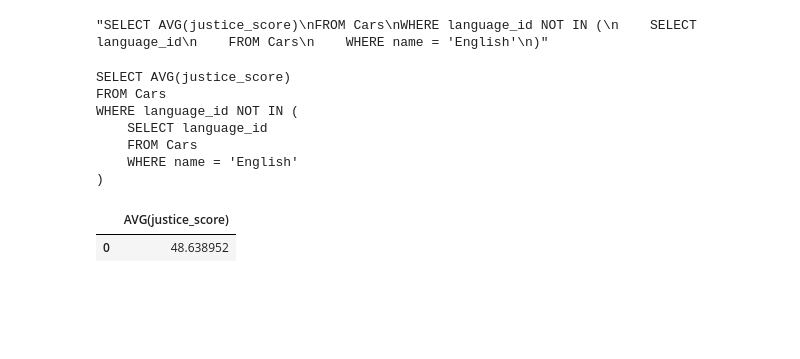
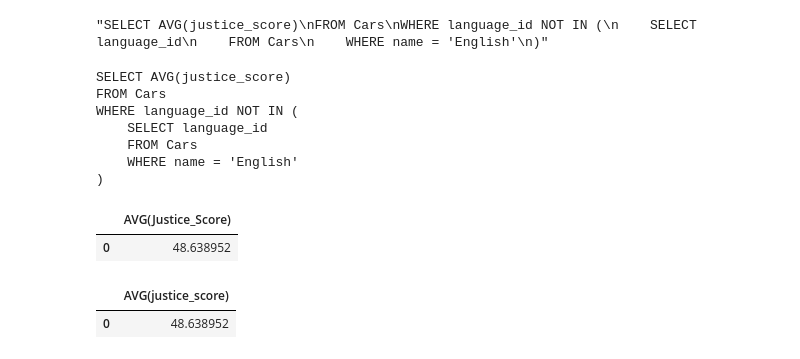
Before and after one commit to Azreal18/SQL_QueryBot, a Jupyter notebook: SQL Chat.ipynb, the cells around one changed output. Drawn from its saved outputs; the diff is of its cells as text; code cells hidden in the pictures; blank space fills up the shorter version.

```diff
--- a/SQL Chat.ipynb
+++ b/SQL Chat.ipynb
@@ -374,6 +421,11 @@ WHERE language_id NOT IN (
     FROM Cars
     WHERE name = 'English'
 )
+# %%
+sql_query_to_pd("SELECT AVG(Justice_Score) FROM Cars WHERE CountryName NOT IN ( SELECT CountryName FROM Cars WHERE language_id = 'en' )", db_name=f'{db_name}')
+# %% [output]
+|  | AVG(Justice_Score) |
+| 0 | 48.638952 |
 # %%
 query = """SELECT AVG(justice_score)
 FROM Cars
```
Also changed, not shown: parts of 10 cells of this notebook, 2 other files.
